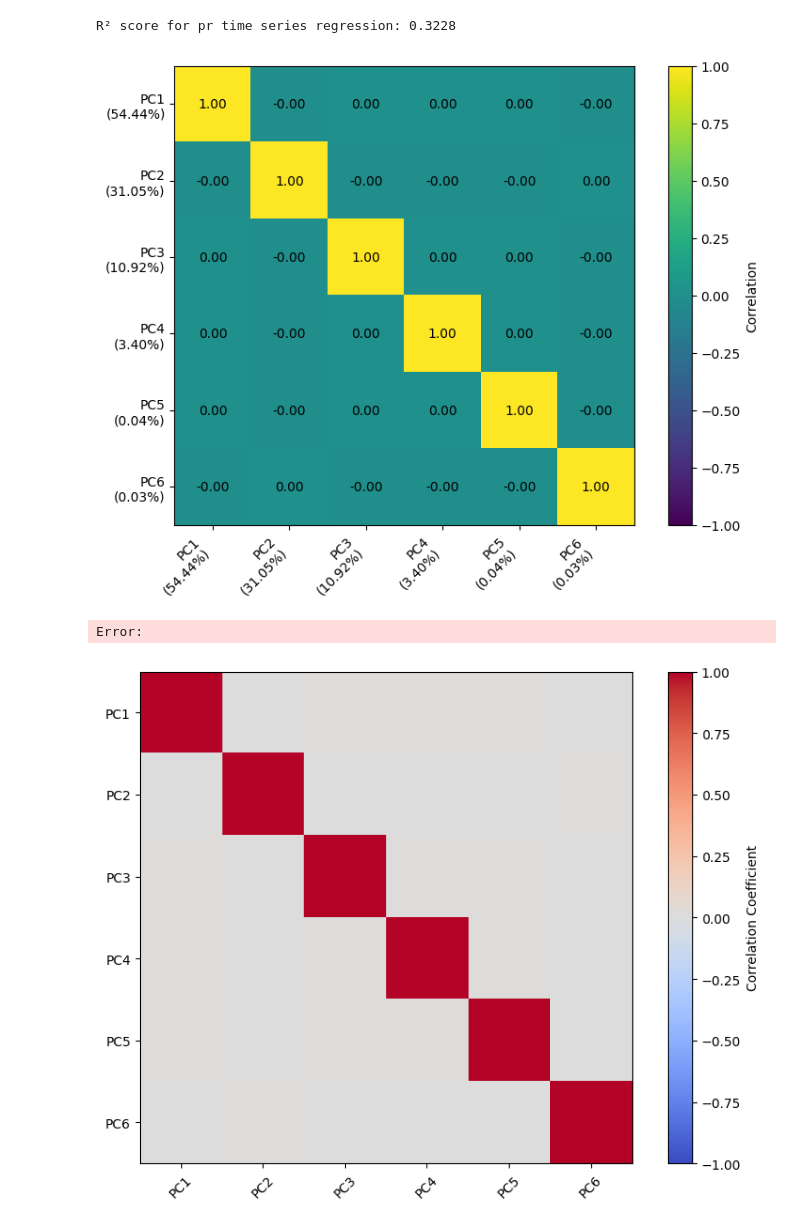
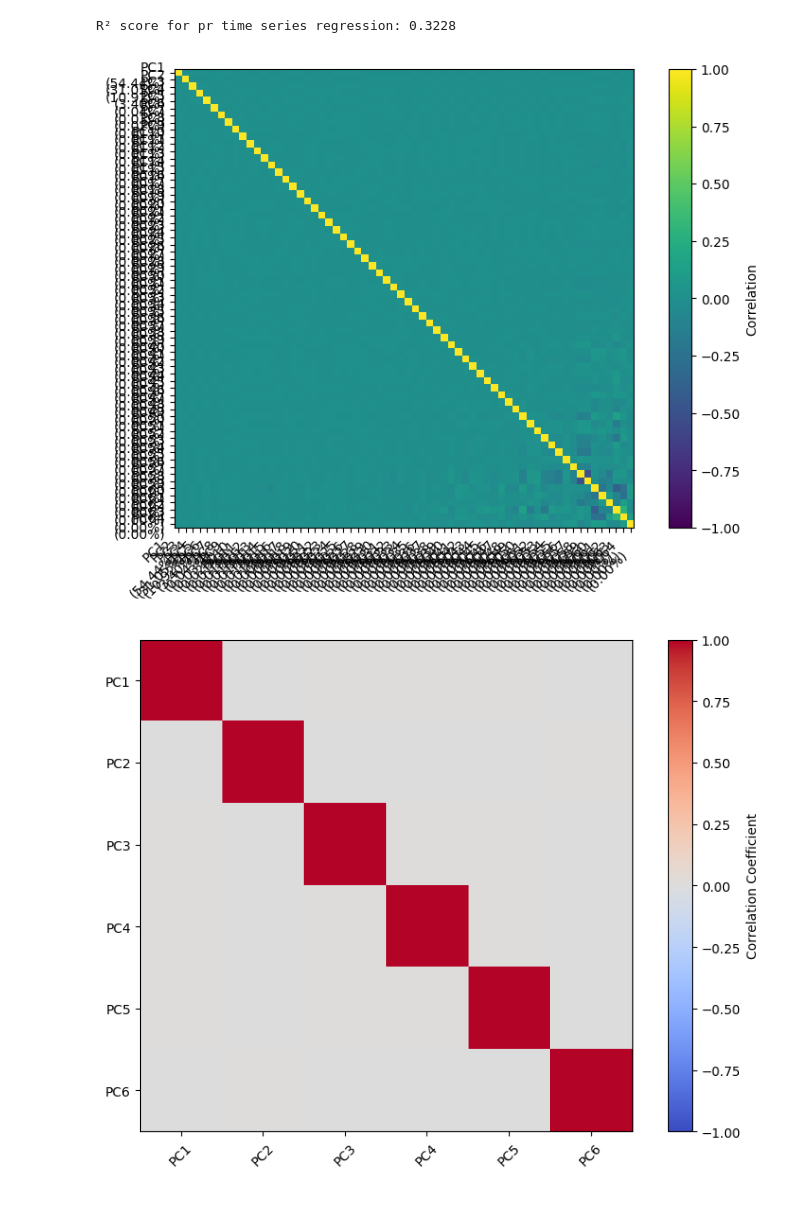
Before and after one commit to BioDT/bfm-finetune, a Jupyter notebook: notebooks/chelsa_2010_tas_pr.ipynb, the cells around one changed output. Saved outputs shown, nothing was run; the diff lists cells and outputs as text; code cells hidden in the pictures.

```diff
--- a/notebooks/chelsa_2010_tas_pr.ipynb
+++ b/notebooks/chelsa_2010_tas_pr.ipynb
@@ -154,7 +154,7 @@ Data variables:
     decoder_input    (time, target_pixel, variable) float32 84MB ...
 # %%
 # Select a single timestep (e.g., the first one)
-t_idx = 220
+t_idx = 140
 
 # Extract variables for plotting
 # The number of grid cells in GRID_LAT and GRID_LON is 161 and 281, but ds['target'] has 44800 pixels per timestep.
@@ -384,40 +384,39 @@ from sklearn.decomposition import PCA
 
 # Do a PCA on the backbone_output for all timesteps and aggregate the correlation matrices
 
-n_components = 6
+n_components = 64
 n_times = ds['backbone_output'].shape[0]
 corr_matrices = []
 
 for t in range(n_times):
     backbone_output = ds['backbone_output'][t].values  # (pixels, 256)
     pca_backbone = PCA(n_components=n_components)
     pca_backbone_components = pca_backbone.fit_transform(backbone_output)
     corr_matrix = np.corrcoef(pca_backbone_components.T)
     corr_matrices.append(corr_matrix)
 
 # Aggregate: mean correlation matrix across all timesteps
 agg_corr_matrix = np.mean(corr_matrices, axis=0)
 
 # Calculate explained variance for tick labels
 explained_variance = np.mean([
     PCA(n_components=n_components).fit(ds['backbone_output'][t].values).explained_variance_ratio_
     for t in range(n_times)
 ], axis=0)
 tick_labels = [f"PC{i+1}\n({v*100:.2f}%)" for i, v in enumerate(explained_variance)]
 
 plt.figure(figsize=(8, 6))
 im = plt.imshow(agg_corr_matrix, cmap='viridis', vmin=-1, vmax=1)
 plt.colorbar(im, label='Correlation')
 plt.xticks(ticks=np.arange(n_components), labels=tick_labels, rotation=45, ha='right')
 plt.yticks(ticks=np.arange(n_components), labels=tick_labels)
 
 # Add text annotations
-for i in range(n_components):
-    for j in range(n_components):
-        plt.text(j, i, f"{agg_corr_matrix[i, j]:.2f}", ha='center', va='center', color='black' if abs(agg_corr_matrix[i, j]) > 0.5 else 'black', fontsize=10)
+#for i in range(n_components):
+#    for j in range(n_components):
+#        plt.text(j, i, f"{agg_corr_matrix[i, j]:.2f}", ha='center', va='center', color='black' if abs(agg_corr_matrix[i, j]) > 0.5 else 'black', fontsize=10)
 
 plt.tight_layout()
-plt.savefig("/home/tkhan/bfm-finetune/outputs/backbone_pca_correlation_matrix.png", dpi=300, bbox_inches='tight')
+plt.savefig("/home/tkhan/bfm-finetune/outputs/backbone_pca_correlation_matrix_64.png", dpi=300, bbox_inches='tight')
 # %% [output]
-[figure, old version]
+[figure, new version]
-Error:
```
Also changed, not shown: parts of 4 cells of this notebook, 5 other files.
